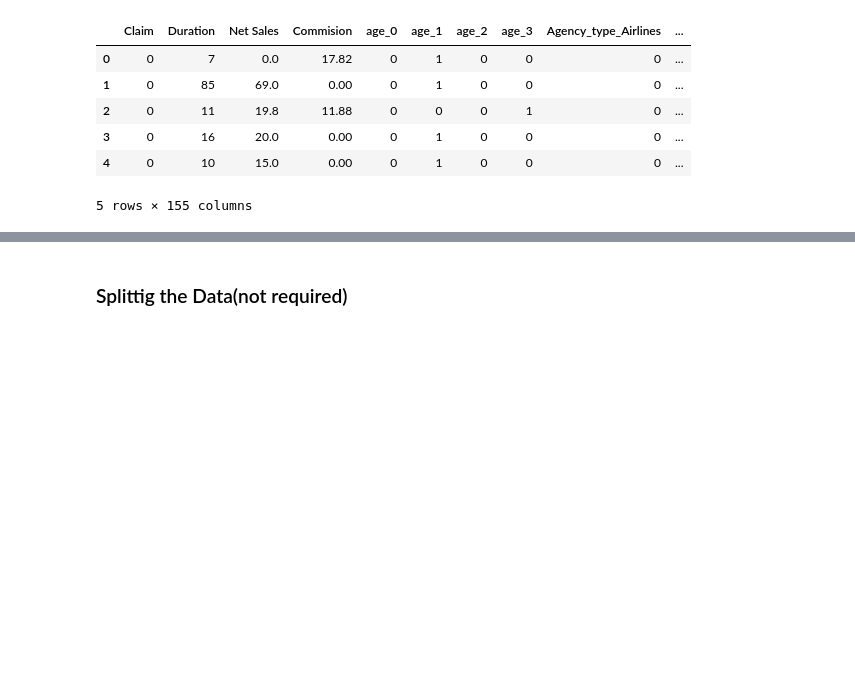
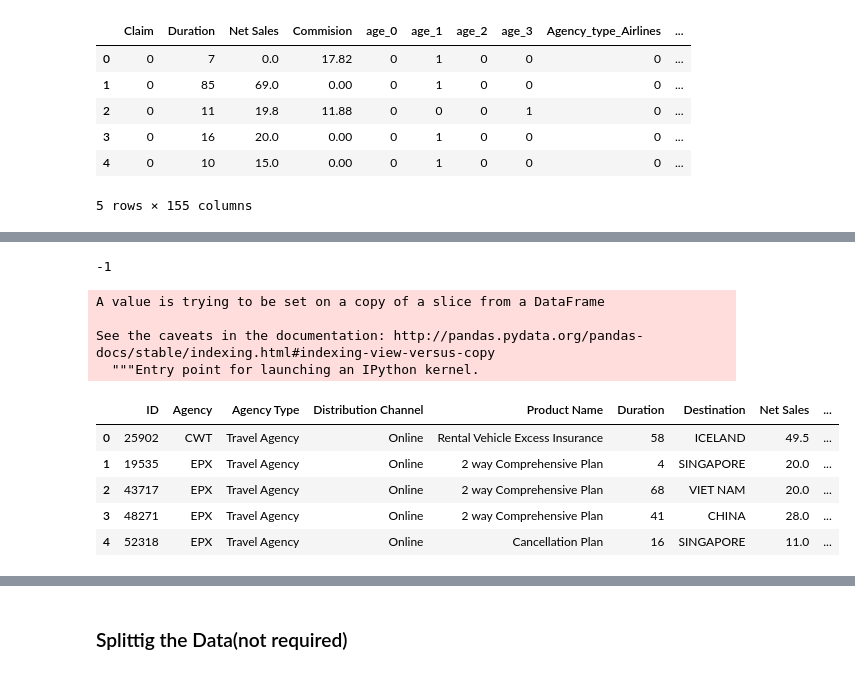
Before and after one commit to prernasinghal88/Are-you-sure-to-Insure-, a Jupyter notebook: greyatom_gonzalo.ipynb, the cells around one changed output, grey strips where cells are left out. Saved outputs shown, nothing was run; the diff lists cells and outputs as text; code cells hidden in the pictures; blank space fills up the shorter version.

```diff
--- a/greyatom_gonzalo.ipynb
+++ b/greyatom_gonzalo.ipynb
@@ -637,0 +668,25 @@ df_enc_hot.head()
+# %%
+test.rename(columns={'Commision (in value)':'Commision'},
+                 inplace=True)
+# %%
+print(test['Duration'].min())
+# %% [output]
+-1
+# %%
+test['Duration'][test['Duration'] < 0] = 0
+# %% [output]
+A value is trying to be set on a copy of a slice from a DataFrame
+
+See the caveats in the documentation: http://pandas.pydata.org/pandas-docs/stable/indexing.html#indexing-view-versus-copy
+  """Entry point for launching an IPython kernel.
+# %%
+test['age_category'] = pd.cut(x=test['Age'], bins=[-1,17,36,65,120], labels=['0','1','2', '3'])
+test  = pd.get_dummies(test, columns=['age_category'], prefix = ['age'])
+test.head()
+# %% [output]
+|  | ID | Agency | Agency Type | Distribution Channel | Product Name | Duration | Destination | Net Sales | ... |
+| 0 | 25902 | CWT | Travel Agency | Online | Rental Vehicle Excess Insurance | 58 | ICELAND | 49.5 | ... |
+| 1 | 19535 | EPX | Travel Agency | Online | 2 way Comprehensive Plan | 4 | SINGAPORE | 20.0 | ... |
+| 2 | 43717 | EPX | Travel Agency | Online | 2 way Comprehensive Plan | 68 | VIET NAM | 20.0 | ... |
+| 3 | 48271 | EPX | Travel Agency | Online | 2 way Comprehensive Plan | 41 | CHINA | 28.0 | ... |
+| 4 | 52318 | EPX | Travel Agency | Online | Cancellation Plan | 16 | SINGAPORE | 11.0 | ... |
```
Also changed, not shown: parts of 10 cells of this notebook.
